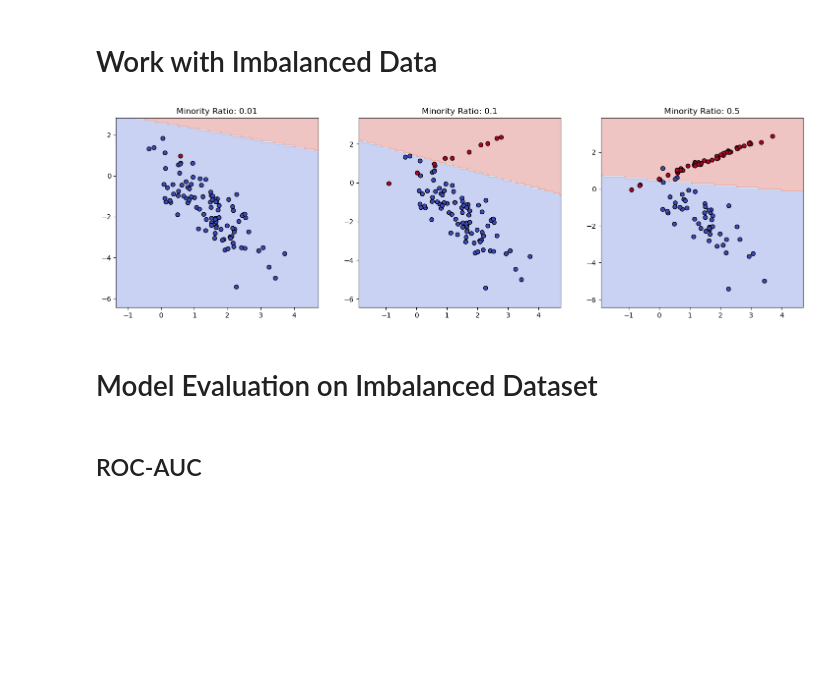
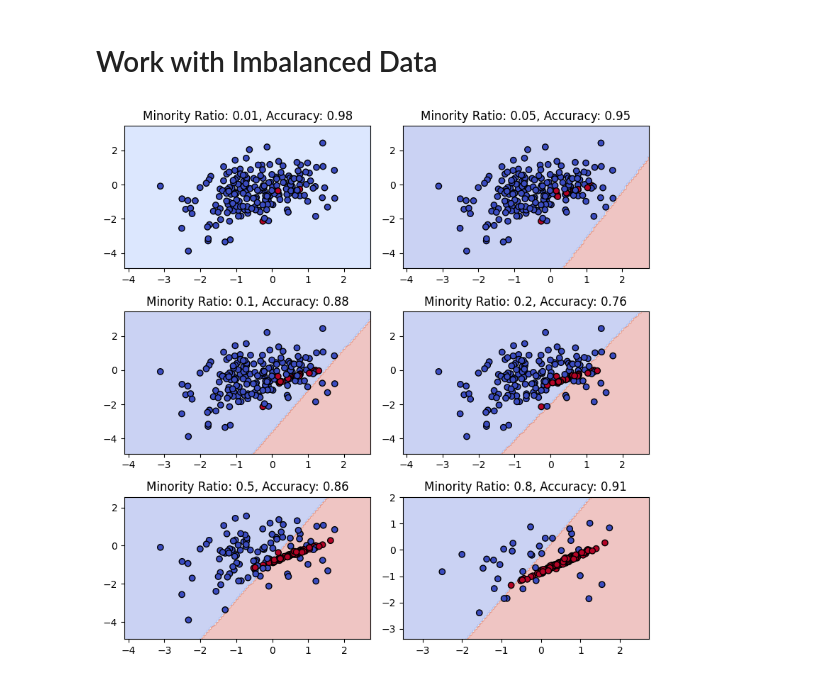
Before and after one commit to xiangshiyin/machine-learning-for-actuarial-science, a Jupyter notebook: 2025-spring/week09/notebook/demo.ipynb, the cells around one changed output. Cells and saved outputs as stored; diff of their text form; code cells hidden in the pictures; blank space fills up the shorter version.

```diff
--- a/2025-spring/week09/notebook/demo.ipynb
+++ b/2025-spring/week09/notebook/demo.ipynb
@@ -11,45 +11,48 @@ from sklearn.datasets import make_classification
 from sklearn.linear_model import LogisticRegression
 from sklearn.model_selection import train_test_split
 from sklearn.utils.class_weight import compute_class_weight
+
+def generate_imbalanced_dataset(n_sample=1000, minority_ratio=0.05, random_state=1234):
+    X, y = make_classification(n_samples=n_sample, n_features=2, n_redundant=0, n_clusters_per_class=1,
+                               weights=[1 - minority_ratio, minority_ratio], class_sep=0.5, random_state=random_state)
+    return X, y
 
 # Function to plot decision boundaries
 def plot_decision_boundaries(model, X, y, ax, title):
     x_min, x_max = X[:, 0].min() - 1, X[:, 0].max() + 1
     y_min, y_max = X[:, 1].min() - 1, X[:, 1].max() + 1
     xx, yy = np.meshgrid(np.linspace(x_min, x_max, 100),
                          np.linspace(y_min, y_max, 100))
 
     Z = model.predict(np.c_[xx.ravel(), yy.ravel()])
     Z = Z.reshape(xx.shape)
 
     ax.contourf(xx, yy, Z, alpha=0.3, cmap=plt.cm.coolwarm)
     scatter = ax.scatter(X[:, 0], X[:, 1], c=y, cmap=plt.cm.coolwarm, edgecolors='k')
     ax.set_title(title)
     ax.set_xlim(xx.min(), xx.max())
     ax.set_ylim(yy.min(), yy.max())
 
 inputs_to_visualize = []
-
-for minority_ratio in [0.01, 0.1, 0.5]:
+for minority_ratio in [0.01, 0.05, 0.1, 0.2, 0.5, 0.8]:
     # Generate an imbalanced dataset
-    X, y = make_classification(n_samples=500, n_features=2, n_redundant=0, n_clusters_per_class=1,
-                               weights=[1 - minority_ratio, minority_ratio], class_sep=1.5, random_state=42)
+    X, y = generate_imbalanced_dataset(minority_ratio=minority_ratio)
     # Split the dataset
     X_train, X_test, y_train, y_test = train_test_split(X, y, test_size=0.2, random_state=42)
     # Fit a logistic regression model
     model = LogisticRegression(solver='liblinear')
     model.fit(X_train, y_train)
+    # Check the accuracy
+    accuracy = model.score(X_test, y_test)
     # Store the input data for visualization
-    inputs_to_visualize.append((minority_ratio, model, X_test, y_test))
+    inputs_to_visualize.append((minority_ratio, model, X_test, y_test, accuracy))
 
 # visualize all in a 1x3 grid
-fig, axes = plt.subplots(1, 3, figsize=(18, 5))
-for i, (minority_ratio, model, X_test, y_test) in enumerate(inputs_to_visualize):
-    plot_decision_boundaries(model, X_test, y_test, axes[i], f"Minority Ratio: {minority_ratio}")
+nrow, ncol = 3, 2
+fig, axes = plt.subplots(nrow, ncol, figsize=(8, 8))
+for i, (minority_ratio, model, X_test, y_test, accuracy) in enumerate(inputs_to_visualize):
+    plot_decision_boundaries(model, X_test, y_test, axes[i//ncol][i%ncol], f"Minority Ratio: {minority_ratio}, Accuracy: {accuracy:.2f}")
+plt.tight_layout()
 plt.show()
 # %% [output]
-[figure, old version]
+[figure, new version]
-# %% [markdown]
-# Model Evaluation on Imbalanced Dataset
-# %% [markdown]
-## ROC-AUC
```
Also changed, not shown: parts of 18 cells of this notebook, 1 other file.
